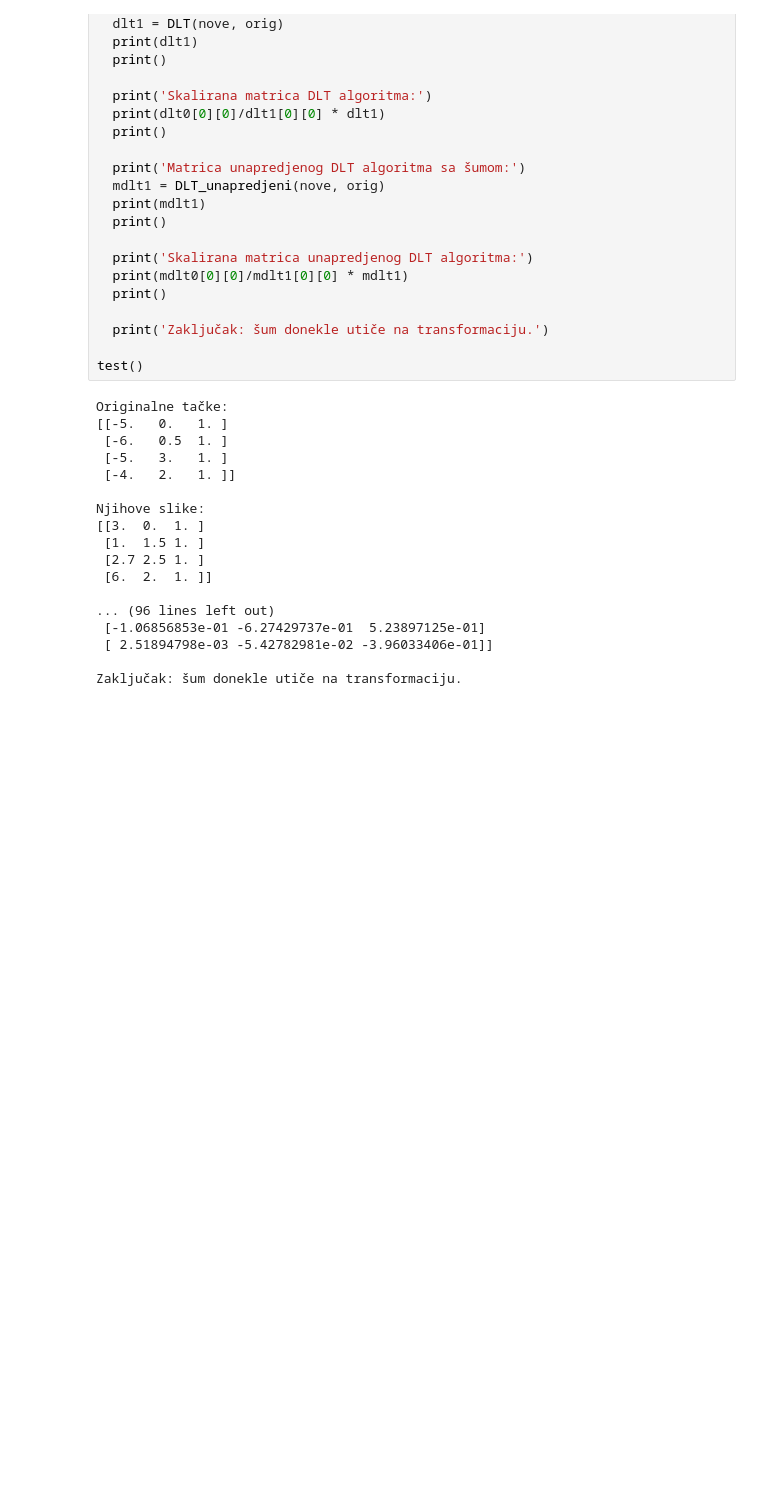
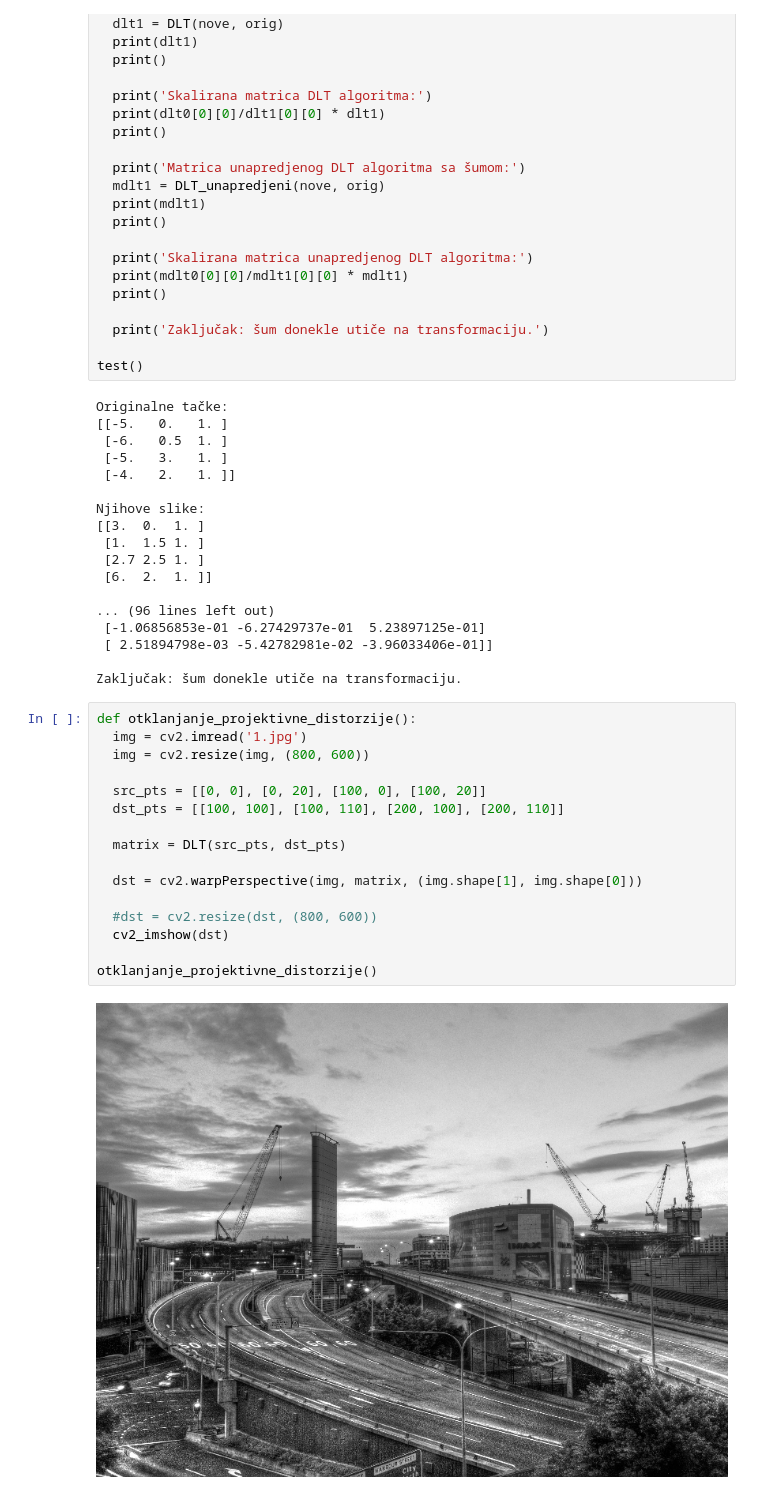
Before and after one commit to Hos1g4k1/PPGR, a Jupyter notebook: Domaci_2/ppgr_domaci_2.ipynb, the cells around one changed output. Drawn from its saved outputs; the diff is of its cells as text; blank space fills up the shorter version.

Commit message:
Dodate funkcije za generisanje panorame i za otklanjanje projektivne distorzije

```diff
--- a/Domaci_2/ppgr_domaci_2.ipynb
+++ b/Domaci_2/ppgr_domaci_2.ipynb
@@ -402,3 +404,21 @@ Njihove slike:
  [ 2.51894798e-03 -5.42782981e-02 -3.96033406e-01]]
 
 Zaključak: šum donekle utiče na transformaciju.
+# %%
+def otklanjanje_projektivne_distorzije():
+  img = cv2.imread('1.jpg')
+  img = cv2.resize(img, (800, 600))
+
+  src_pts = [[0, 0], [0, 20], [100, 0], [100, 20]]
+  dst_pts = [[100, 100], [100, 110], [200, 100], [200, 110]]
+
+  matrix = DLT(src_pts, dst_pts)
+
+  dst = cv2.warpPerspective(img, matrix, (img.shape[1], img.shape[0]))
+
+  #dst = cv2.resize(dst, (800, 600))
+  cv2_imshow(dst)
+
+otklanjanje_projektivne_distorzije()
+# %% [output]
+[figure, added]
```
Also changed, not shown: parts of 4 cells of this notebook, 3 other files.
